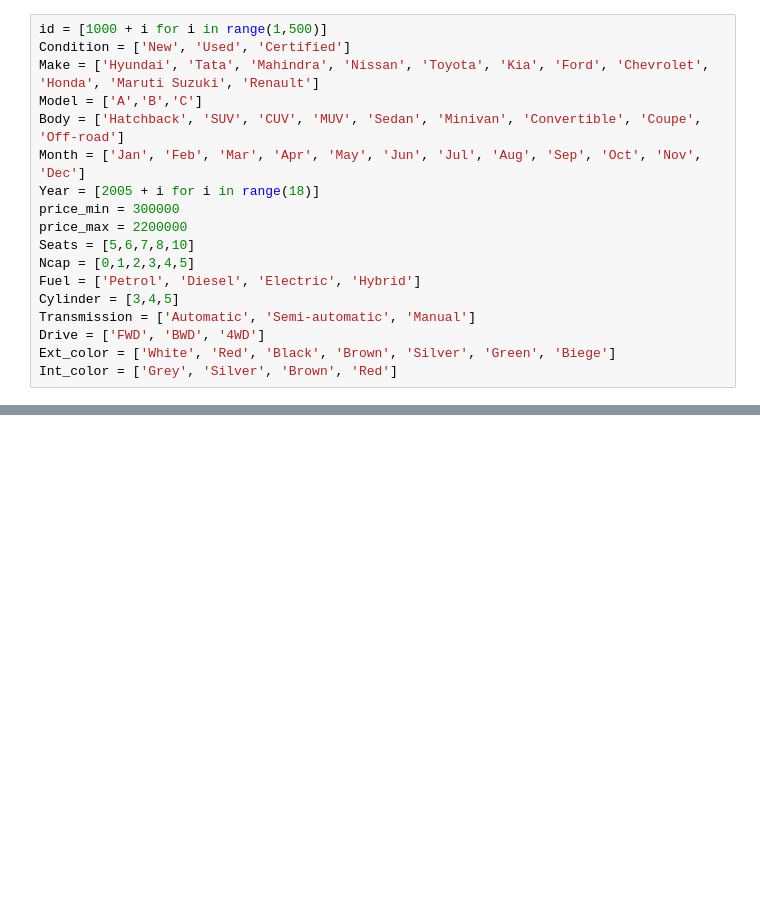
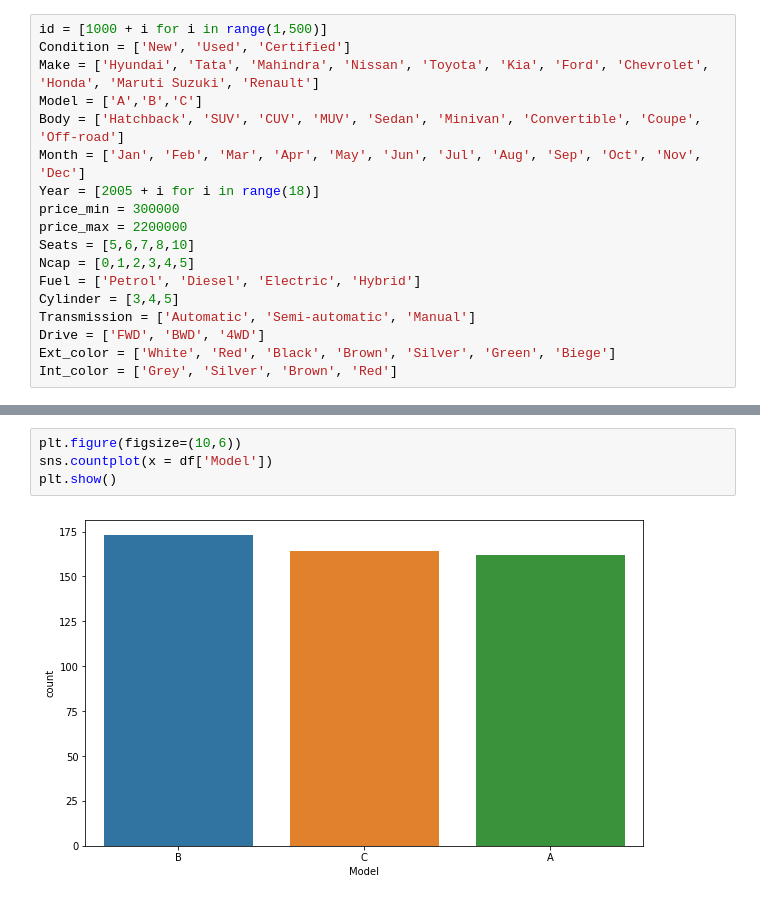
Before and after one commit to zafe312/car_recommender, a Jupyter notebook: car_recommender.ipynb, the cells around one changed output, grey strips where cells are left out. Saved outputs shown, nothing was run; the diff lists cells and outputs as text; blank space fills up the shorter version.

```diff
--- a/car_recommender.ipynb
+++ b/car_recommender.ipynb
@@ -95,0 +115,6 @@ df.describe()
+# %%
+plt.figure(figsize=(10,6))
+sns.countplot(x = df['Model'])
+plt.show()
+# %% [output]
+[figure, added]
```
Also changed, not shown: parts of 7 cells of this notebook.
